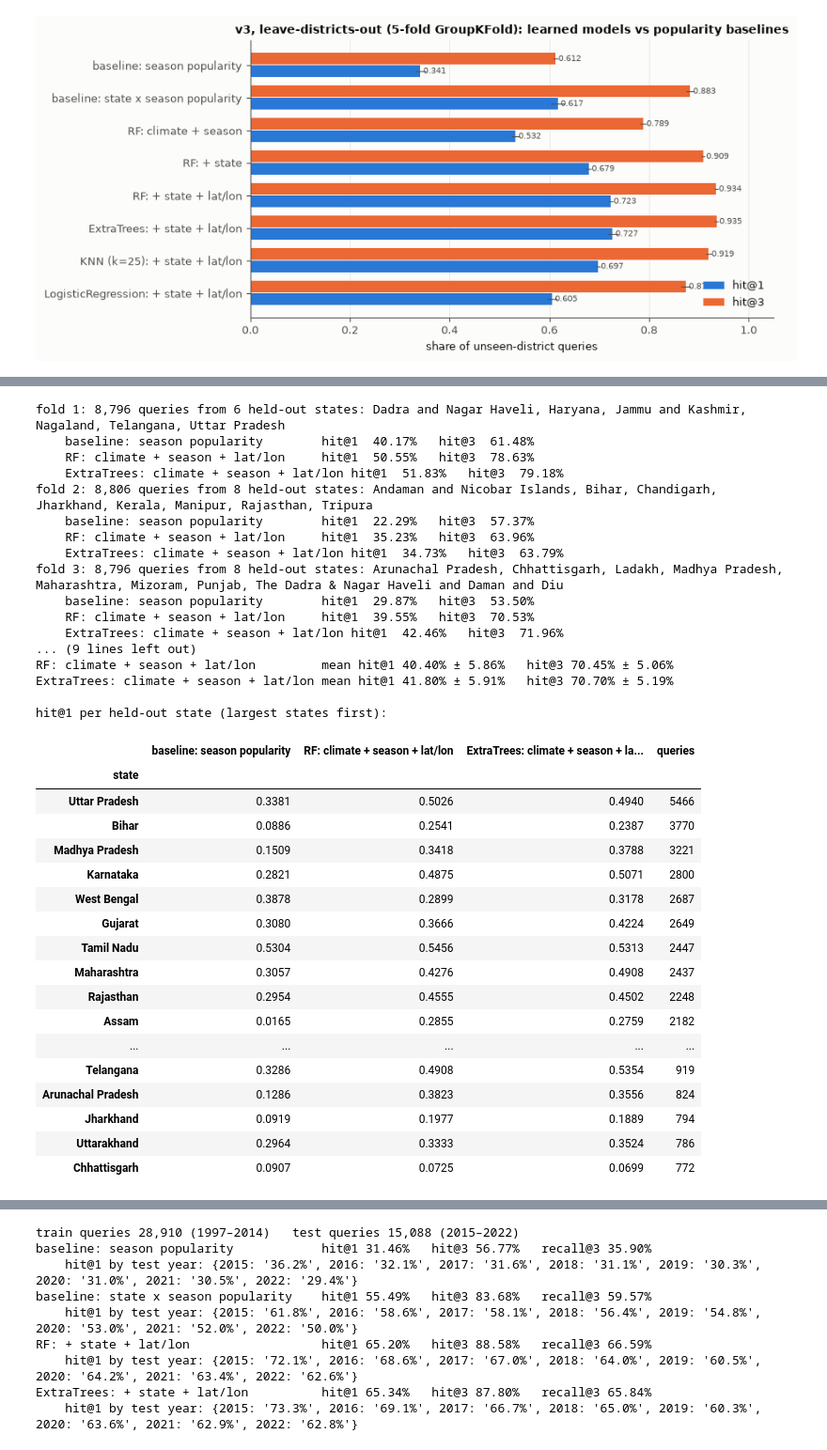
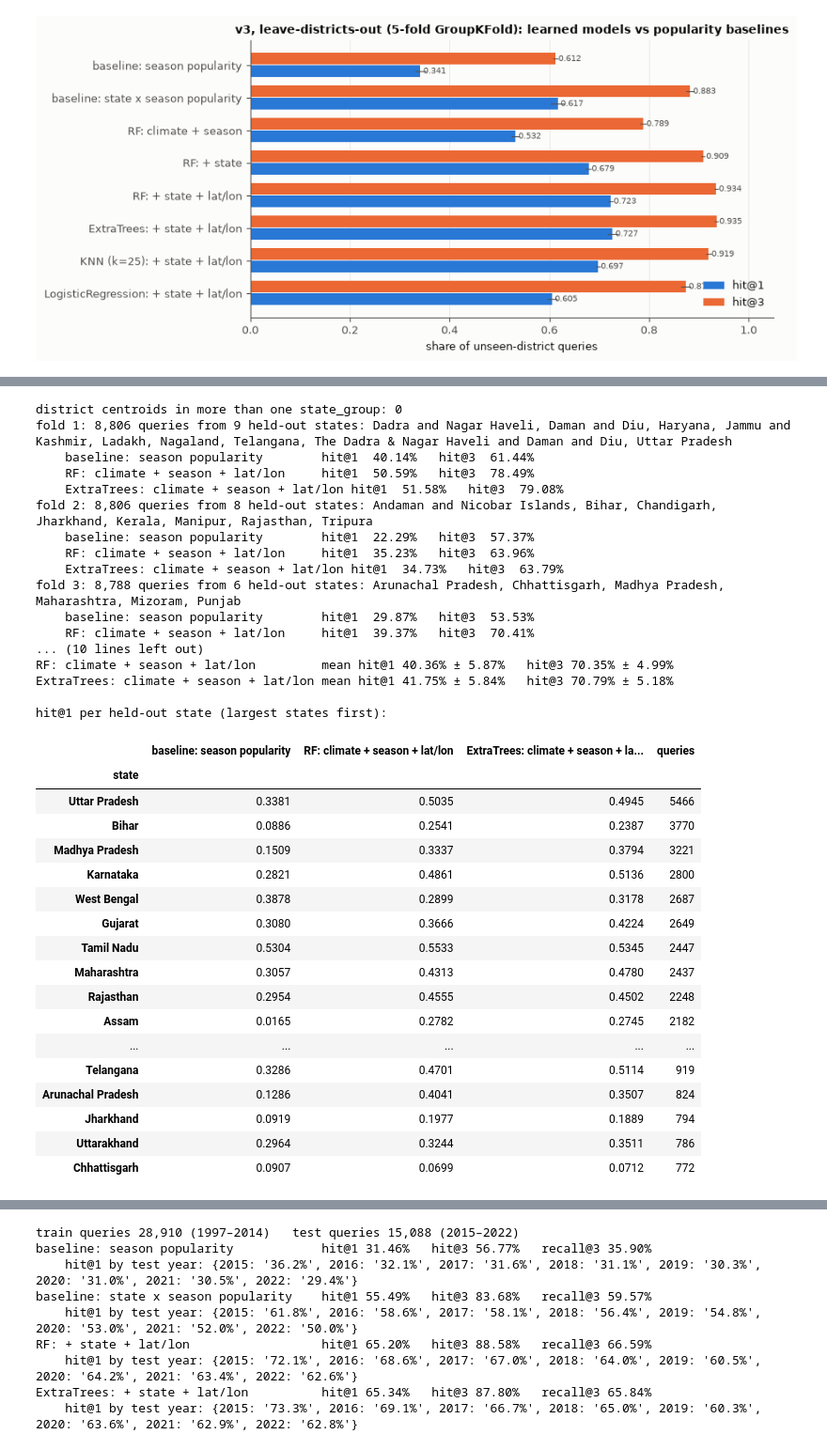
Before and after one commit to ravixalgorithm/agromind, a Jupyter notebook: notebooks/AgroMind_v3_LargeScale.ipynb, the cells around one changed output, grey strips where cells are left out. Shown at 94% size. Saved outputs shown, nothing was run; the diff lists cells and outputs as text; code cells hidden in the pictures.

```diff
--- a/notebooks/AgroMind_v3_LargeScale.ipynb
+++ b/notebooks/AgroMind_v3_LargeScale.ipynb
@@ -169,7 +169,7 @@ lab["y"] = le.transform(lab.crop_slug)
 C = len(le.classes_)
 NUM = ["temperature", "humidity", "rainfall"]
 GEO = ["lat", "lon"]
-Q = lab.groupby("query").first()[NUM + GEO + ["season_app", "state", "district_key", "year"]]
+Q = lab.groupby("query").first()[NUM + GEO + ["season_app", "state", "state_group", "district_key", "year"]]
 POS = lab.groupby("query").y.apply(frozenset)
 print(f"labelled rows (recommend = 1): {len(lab):,}   queries (district-year-season): {len(Q):,}   crops: {C}")
 print("recommended crops per query:", POS.map(len).value_counts().sort_index().to_dict())
@@ -339,64 +339,65 @@ These are grouped-CV numbers on real Government records. They are lower than v2'
 # %%
-SFOLDS = [(q_ids[a], q_ids[b]) for a, b in GroupKFold(5).split(q_ids, groups=Q.state.values)]
+SFOLDS = [(q_ids[a], q_ids[b]) for a, b in GroupKFold(5).split(q_ids, groups=Q.state_group.values)]
+print("district centroids in more than one state_group:", int((Q.groupby(["lat", "lon"]).state_group.nunique() > 1).sum()))
 LSO = {"baseline: season popularity": ("prior", "season"),
        "RF: climate + season + lat/lon": ("model", (rf, NUM + GEO, ["season_app"], False)),
        "ExtraTrees: climate + season + lat/lon": ("model", (et, NUM + GEO, ["season_app"], False))}
 state_res, state_oof = {}, {}
 for name, spec in LSO.items():
     state_res[name], state_oof[name] = run(spec, SFOLDS)
 for k, (tr_q, te_q) in enumerate(SFOLDS):
     held = sorted(Q.loc[te_q, "state"].unique())
     print(f"fold {k + 1}: {len(te_q):,} queries from {len(held)} held-out states: {', '.join(held)}")
     for name in LSO:
         r = state_res[name]
         print(f"    {name:34s} hit@1 {100 * r['hit1'][k]:6.2f}%   hit@3 {100 * r['hit3'][k]:6.2f}%")
 for name, r in state_res.items():
     print(f"{name:38s} mean hit@1 {pct(r['hit1'])}   hit@3 {pct(r['hit3'])}")
 per_state = pd.DataFrame({n: s.groupby(Q.loc[s.index, "state"]).mean() for n, s in state_oof.items()})
 per_state["queries"] = Q.state.value_counts()
 per_state = per_state.sort_values("queries", ascending=False)
 V3["leave_states_out"] = {k: {"hit1_mean": r4(np.mean(r["hit1"])), "hit1_std": r4(np.std(r["hit1"])),
                               "hit3_mean": r4(np.mean(r["hit3"]))} for k, r in state_res.items()}
 V3["leave_states_out_per_state_hit1"] = {s: r4(v) for s, v in per_state["ExtraTrees: climate + season + lat/lon"].items()}
 V3["leave_states_out_per_state_n"] = {s: int(n) for s, n in per_state["queries"].items()}  # district-year-season queries per held-out state
 print("\nhit@1 per held-out state (largest states first):")
 per_state.round(4).head(20)
 # %% [output]
-fold 1: 8,796 queries from 6 held-out states: Dadra and Nagar Haveli, Haryana, Jammu and Kashmir, Nagaland, Telangana, Uttar Pradesh
-    baseline: season popularity        hit@1  40.17%   hit@3  61.48%
-    RF: climate + season + lat/lon     hit@1  50.55%   hit@3  78.63%
-    ExtraTrees: climate + season + lat/lon hit@1  51.83%   hit@3  79.18%
+district centroids in more than one state_group: 0
+fold 1: 8,806 queries from 9 held-out states: Dadra and Nagar Haveli, Daman and Diu, Haryana, Jammu and Kashmir, Ladakh, Nagaland, Telangana, The Dadra & Nagar Haveli and Daman and Diu, Uttar Pradesh
+    baseline: season popularity        hit@1  40.14%   hit@3  61.44%
+    RF: climate + season + lat/lon     hit@1  50.59%   hit@3  78.49%
+    ExtraTrees: climate + season + lat/lon hit@1  51.58%   hit@3  79.08%
 fold 2: 8,806 queries from 8 held-out states: Andaman and Nicobar Islands, Bihar, Chandigarh, Jharkhand, Kerala, Manipur, Rajasthan, Tripura
     baseline: season popularity        hit@1  22.29%   hit@3  57.37%
     RF: climate + season + lat/lon     hit@1  35.23%   hit@3  63.96%
     ExtraTrees: climate + season + lat/lon hit@1  34.73%   hit@3  63.79%
-fold 3: 8,796 queries from 8 held-out states: Arunachal Pradesh, Chhattisgarh, Ladakh, Madhya Pradesh, Maharashtra, Mizoram, Punjab, The Dadra & Nagar Haveli and Daman and Diu
-    baseline: season popularity        hit@1  29.87%   hit@3  53.50%
-    RF: climate + season + lat/lon     hit@1  39.55%   hit@3  70.53%
-    ExtraTrees: climate + season + lat/lon hit@1  42.46%   hit@3  71.96%
-... (9 lines left out)
-RF: climate + season + lat/lon         mean hit@1 40.40% ± 5.86%   hit@3 70.45% ± 5.06%
-ExtraTrees: climate + season + lat/lon mean hit@1 41.80% ± 5.91%   hit@3 70.70% ± 5.19%
+fold 3: 8,788 queries from 6 held-out states: Arunachal Pradesh, Chhattisgarh, Madhya Pradesh, Maharashtra, Mizoram, Punjab
+    baseline: season popularity        hit@1  29.87%   hit@3  53.53%
+    RF: climate + season + lat/lon     hit@1  39.37%   hit@3  70.41%
+... (10 lines left out)
+RF: climate + season + lat/lon         mean hit@1 40.36% ± 5.87%   hit@3 70.35% ± 4.99%
+ExtraTrees: climate + season + lat/lon mean hit@1 41.75% ± 5.84%   hit@3 70.79% ± 5.18%
 
 hit@1 per held-out state (largest states first):
 |  | baseline: season popularity | RF: climate + season + lat/lon | ExtraTrees: climate + season + la... | queries |
 | state |  |  |  |  |
-| Uttar Pradesh | 0.3381 | 0.5026 | 0.4940 | 5466 |
+| Uttar Pradesh | 0.3381 | 0.5035 | 0.4945 | 5466 |
 | Bihar | 0.0886 | 0.2541 | 0.2387 | 3770 |
-| Madhya Pradesh | 0.1509 | 0.3418 | 0.3788 | 3221 |
-| Karnataka | 0.2821 | 0.4875 | 0.5071 | 2800 |
+| Madhya Pradesh | 0.1509 | 0.3337 | 0.3794 | 3221 |
+| Karnataka | 0.2821 | 0.4861 | 0.5136 | 2800 |
 | West Bengal | 0.3878 | 0.2899 | 0.3178 | 2687 |
 | Gujarat | 0.3080 | 0.3666 | 0.4224 | 2649 |
-| Tamil Nadu | 0.5304 | 0.5456 | 0.5313 | 2447 |
-| Maharashtra | 0.3057 | 0.4276 | 0.4908 | 2437 |
+| Tamil Nadu | 0.5304 | 0.5533 | 0.5345 | 2447 |
+| Maharashtra | 0.3057 | 0.4313 | 0.4780 | 2437 |
 | Rajasthan | 0.2954 | 0.4555 | 0.4502 | 2248 |
-| Assam | 0.0165 | 0.2855 | 0.2759 | 2182 |
+| Assam | 0.0165 | 0.2782 | 0.2745 | 2182 |
 | ... | ... | ... | ... | ... |
-| Telangana | 0.3286 | 0.4908 | 0.5354 | 919 |
-| Arunachal Pradesh | 0.1286 | 0.3823 | 0.3556 | 824 |
+| Telangana | 0.3286 | 0.4701 | 0.5114 | 919 |
+| Arunachal Pradesh | 0.1286 | 0.4041 | 0.3507 | 824 |
 | Jharkhand | 0.0919 | 0.1977 | 0.1889 | 794 |
-| Uttarakhand | 0.2964 | 0.3333 | 0.3524 | 786 |
-| Chhattisgarh | 0.0907 | 0.0725 | 0.0699 | 772 |
+| Uttarakhand | 0.2964 | 0.3244 | 0.3511 | 786 |
+| Chhattisgarh | 0.0907 | 0.0699 | 0.0712 | 772 |
 # %% [markdown]
 ## 5. Leave-years-out: train on 1997–2014, test on 2015 onwards
 
```
Also changed, not shown: parts of 9 cells of this notebook, 1 other file.
